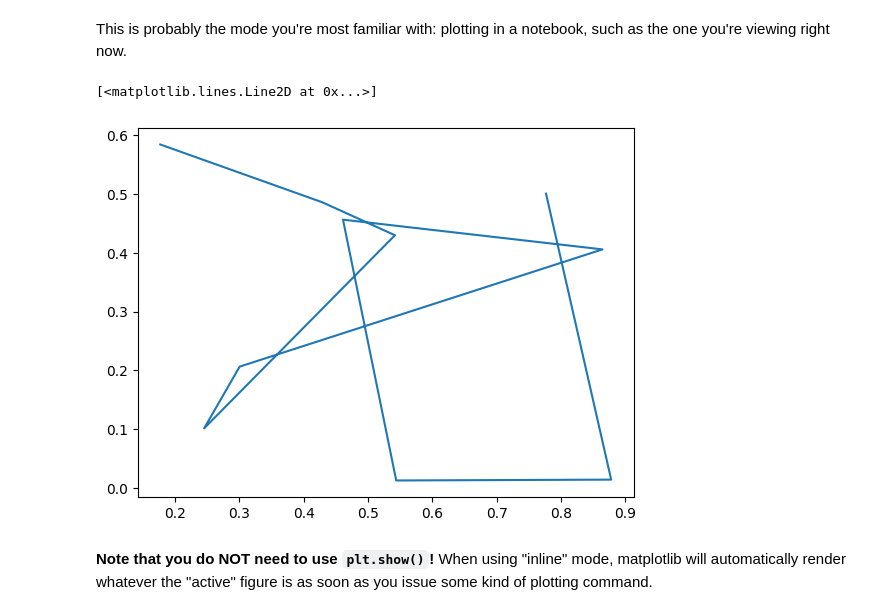
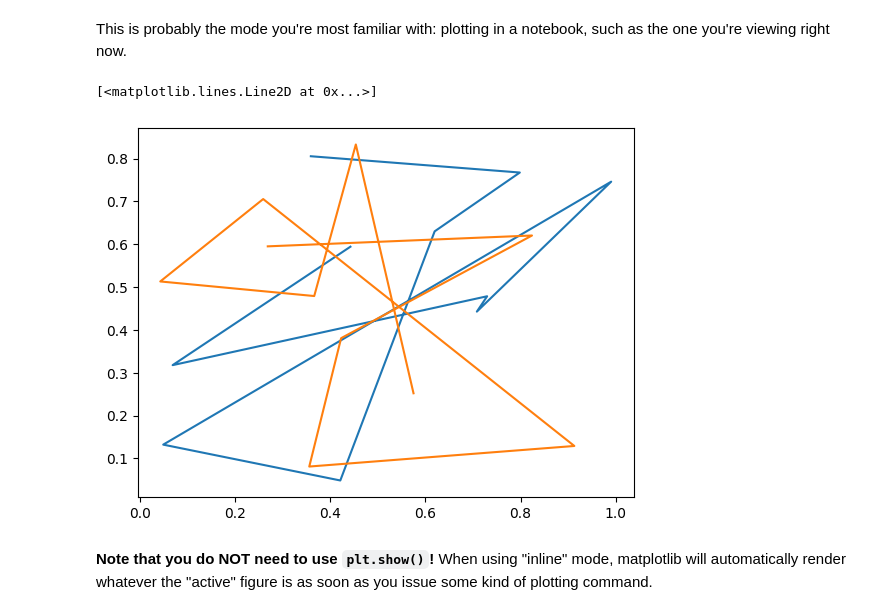
Before and after one commit to UGA-CSCI1360/Lectures-Fall23, a Jupyter notebook: module12/module12.ipynb, the cells around one changed output. Drawn from its saved outputs; the diff is of its cells as text; code cells hidden in the pictures.

```diff
--- a/module12/module12.ipynb
+++ b/module12/module12.ipynb
@@ -63,14 +63,19 @@ This is probably the mode you're most familiar with: plotting in a notebook, suc
 # %%
 import matplotlib.pyplot as plt
 import numpy as np
 
 # Finally, some code!
 x = np.random.random(10)
 y = np.random.random(10)
 plt.plot(x, y)
+
+
+x1 = np.random.random(10)
+y1 = np.random.random(10)
+plt.plot(x1, y1)
 # %% [output]
 [<matplotlib.lines.Line2D at 0x...>]
-[figure, old version]
+[figure, new version]
 # %% [markdown]
 **Note that you do NOT need to use `plt.show()`!** When using "inline" mode, matplotlib will automatically render whatever the "active" figure is as soon as you issue some kind of plotting command.
 # %% [markdown]
```
Also changed, not shown: 3 other files.
